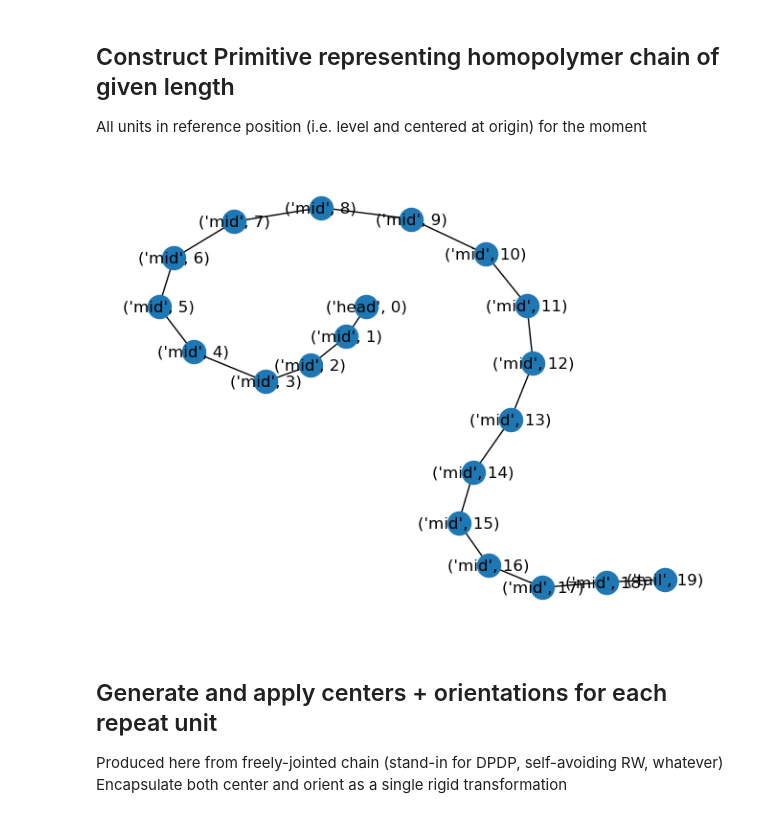
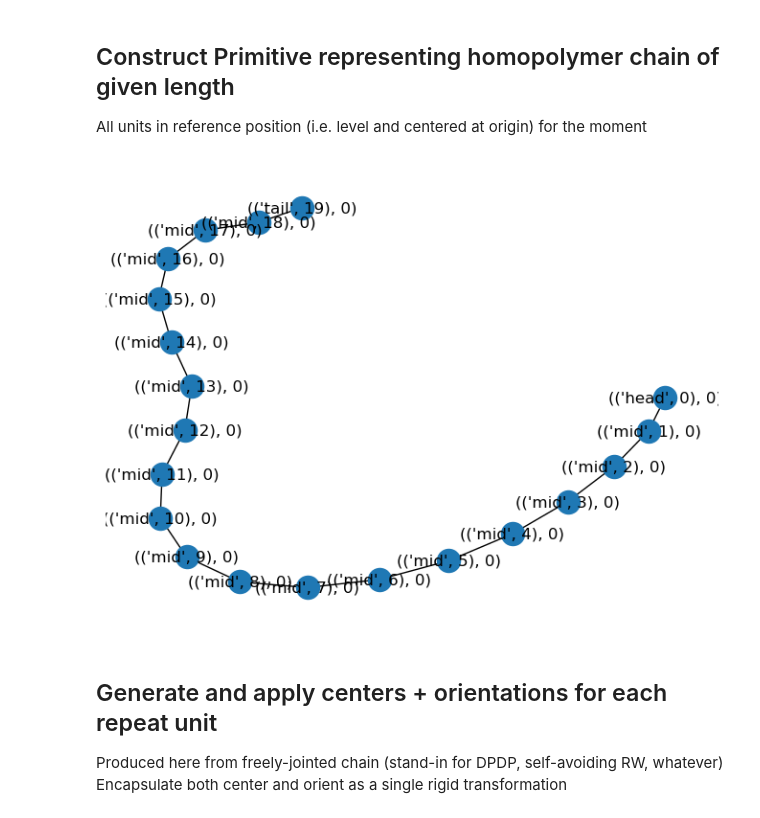
Before and after one commit to StephMcCallum/mupt-examples, a Jupyter notebook: ellipsoidal_chain_placement.ipynb, the cells around one changed output. Drawn from its saved outputs; the diff is of its cells as text; code cells hidden in the pictures.

Commit message:
Updated references to "_label" vs "_handle", made notebook tests verbose

```diff
--- a/ellipsoidal_chain_placement.ipynb
+++ b/ellipsoidal_chain_placement.ipynb
@@ -102,21 +102,21 @@ All units in reference position (i.e. level and centered at origin) for the mome
 # %%
 import networkx as nx
 from mupt.mupr.topology import TopologicalStructure
 
 
 N_REPEAT_UNITS : int = 20
 
 molprim = Primitive(label='polymer_chain')
 unit_names : list[str] = ['head'] + ['mid']*(N_REPEAT_UNITS - 2) + ['tail']
 for i, unit_name in enumerate(unit_names)   :
     rep_unit_prim = lexicon[unit_name].copy()
     rep_unit_prim.label = (unit_name, i) # DEV: temporary, while uniquified child registration is implemented
     molprim.attach_child(rep_unit_prim)
 
-molprim.topology = nx.path_graph(molprim.children_by_label.keys(), create_using=TopologicalStructure)
+molprim.topology = nx.path_graph(molprim.children_by_handle.keys(), create_using=TopologicalStructure)
 nx.draw(molprim.topology, with_labels=True)
 # %% [output]
-[figure, old version]
+[figure, new version]
 # %% [markdown]
 ## Generate and apply centers + orientations for each repeat unit
 Produced here from freely-jointed chain (stand-in for DPDP, self-avoiding RW, whatever)
```
Also changed, not shown: parts of 2 cells of this notebook, 2 other files.
